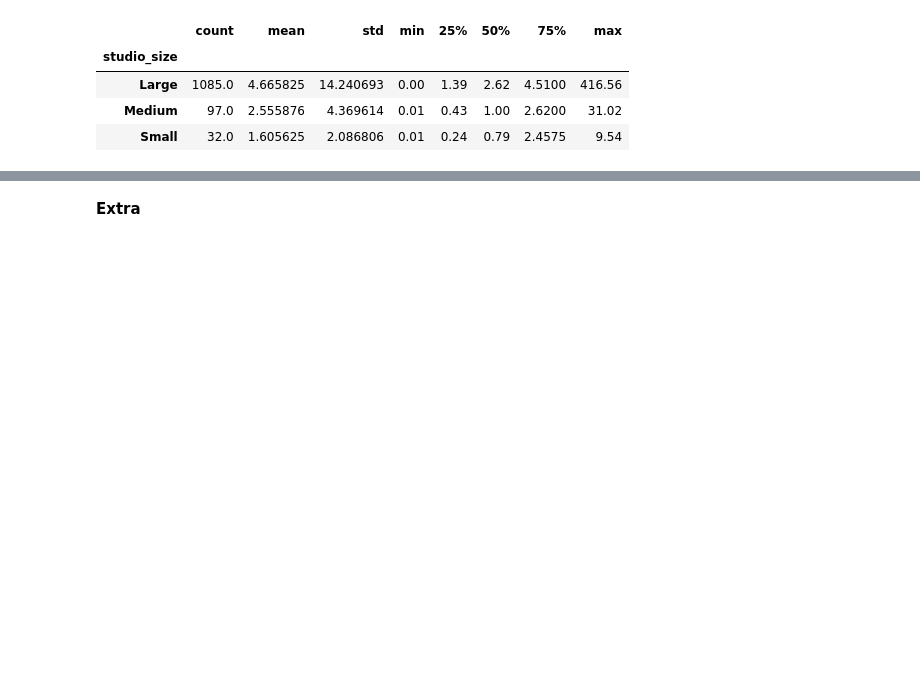
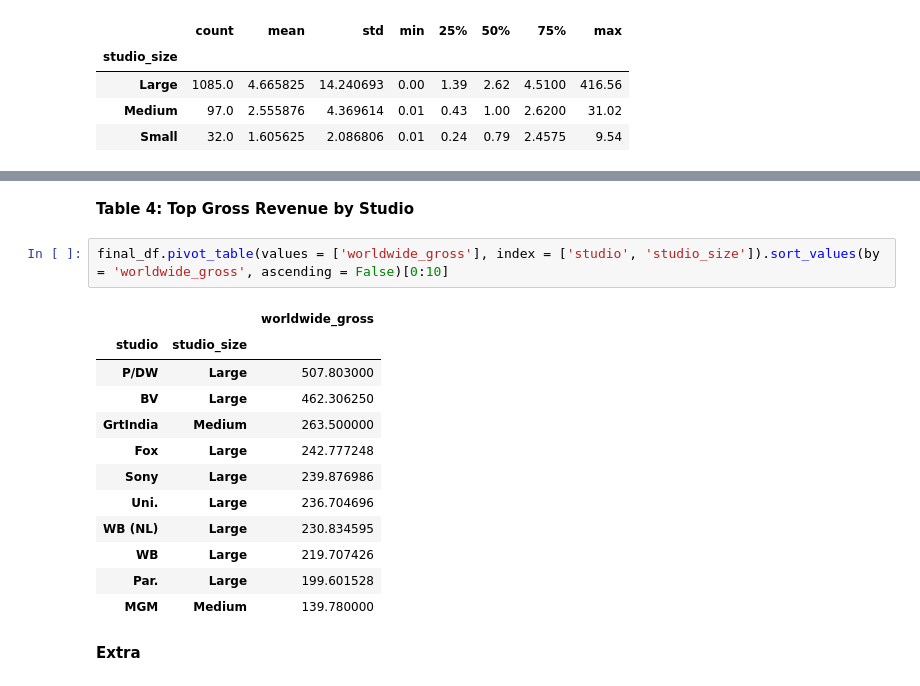
Before and after one commit to StevenDye/FIS-Mod1-Project, a Jupyter notebook: project/AL_Summary_Tables.ipynb, the cells around one changed output, grey strips where cells are left out. Cells and saved outputs as stored; diff of their text form; blank space fills up the shorter version.

```diff
--- a/project/AL_Summary_Tables.ipynb
+++ b/project/AL_Summary_Tables.ipynb
@@ -83,3 +69,20 @@ final_df.pivot_table(values = ['roi', 'net_revenue'], index = 'title_year').sort
+# %% [markdown]
+**Table 4: Top Gross Revenue by Studio**
+# %%
+final_df.pivot_table(values = ['worldwide_gross'], index = ['studio', 'studio_size']).sort_values(by = 'worldwide_gross', ascending = False)[0:10]
+# %% [output]
+|  |  | worldwide_gross |
+| studio | studio_size |  |
+| P/DW | Large | 507.803000 |
+| BV | Large | 462.306250 |
+| GrtIndia | Medium | 263.500000 |
+| Fox | Large | 242.777248 |
+| Sony | Large | 239.876986 |
+| Uni. | Large | 236.704696 |
+| WB (NL) | Large | 230.834595 |
+| WB | Large | 219.707426 |
+| Par. | Large | 199.601528 |
+| MGM | Medium | 139.780000 |
 # %% [markdown]
 **Extra**
 # %% [markdown]
```
Also changed, not shown: parts of 5 cells of this notebook, 2 other files.
